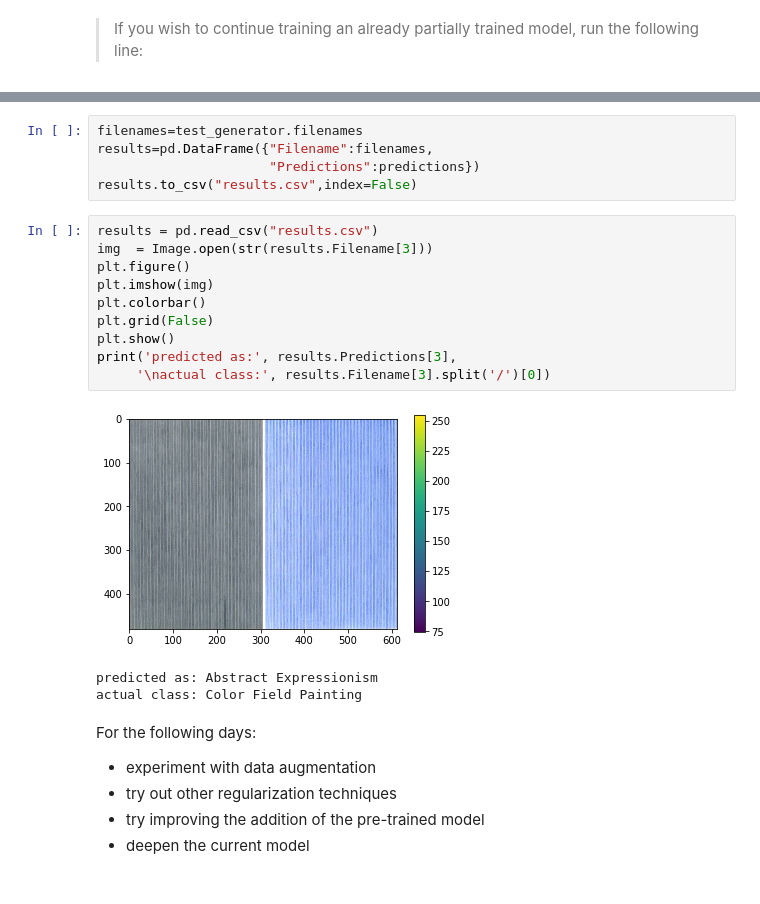
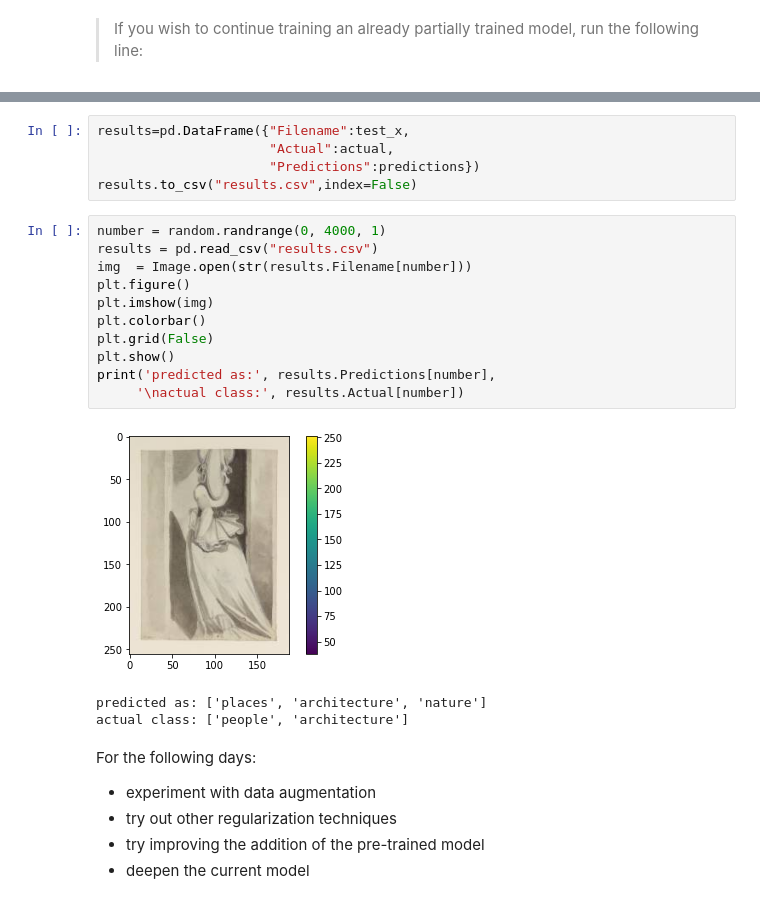
Before and after one commit to ludovicaschaerf/CapstoneLudovicaSchaerf, a Jupyter notebook: multi-label/FlatMulti-LabelClassification.ipynb, the cells around one changed output, grey strips where cells are left out. Saved outputs shown, nothing was run; the diff lists cells and outputs as text.

Commit message:
made prediction visualization

```diff
--- a/multi-label/FlatMulti-LabelClassification.ipynb
+++ b/multi-label/FlatMulti-LabelClassification.ipynb
@@ -263,22 +275,23 @@ predictions = [labels[k] for k in predicted_class_indices]
 # %%
-filenames=test_generator.filenames
-results=pd.DataFrame({"Filename":filenames,
+results=pd.DataFrame({"Filename":test_x,
+                      "Actual":actual,
                       "Predictions":predictions})
 results.to_csv("results.csv",index=False)
 # %%
+number = random.randrange(0, 4000, 1)
 results = pd.read_csv("results.csv")
-img  = Image.open(str(results.Filename[3]))
+img  = Image.open(str(results.Filename[number]))
 plt.figure()
 plt.imshow(img)
 plt.colorbar()
 plt.grid(False)
 plt.show()
-print('predicted as:', results.Predictions[3],
-     '\nactual class:', results.Filename[3].split('/')[0])
+print('predicted as:', results.Predictions[number],
+     '\nactual class:', results.Actual[number])
 # %% [output]
-[figure, old version]
+[figure, new version]
-predicted as: Abstract Expressionism
-actual class: Color Field Painting
+predicted as: ['places', 'architecture', 'nature']
+actual class: ['people', 'architecture']
 # %% [markdown]
 For the following days:
 - experiment with data augmentation
```
Also changed, not shown: parts of 8 cells of this notebook.
